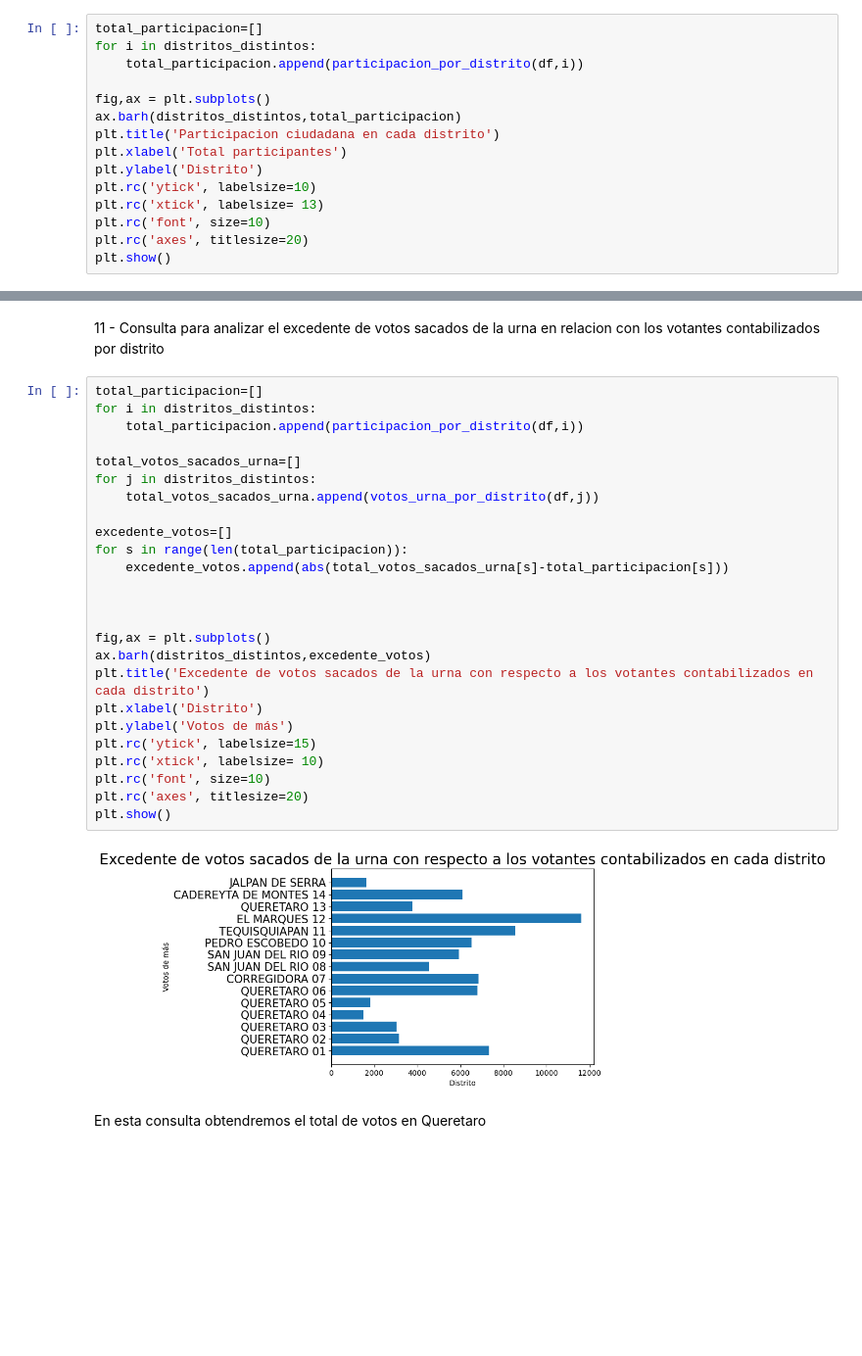
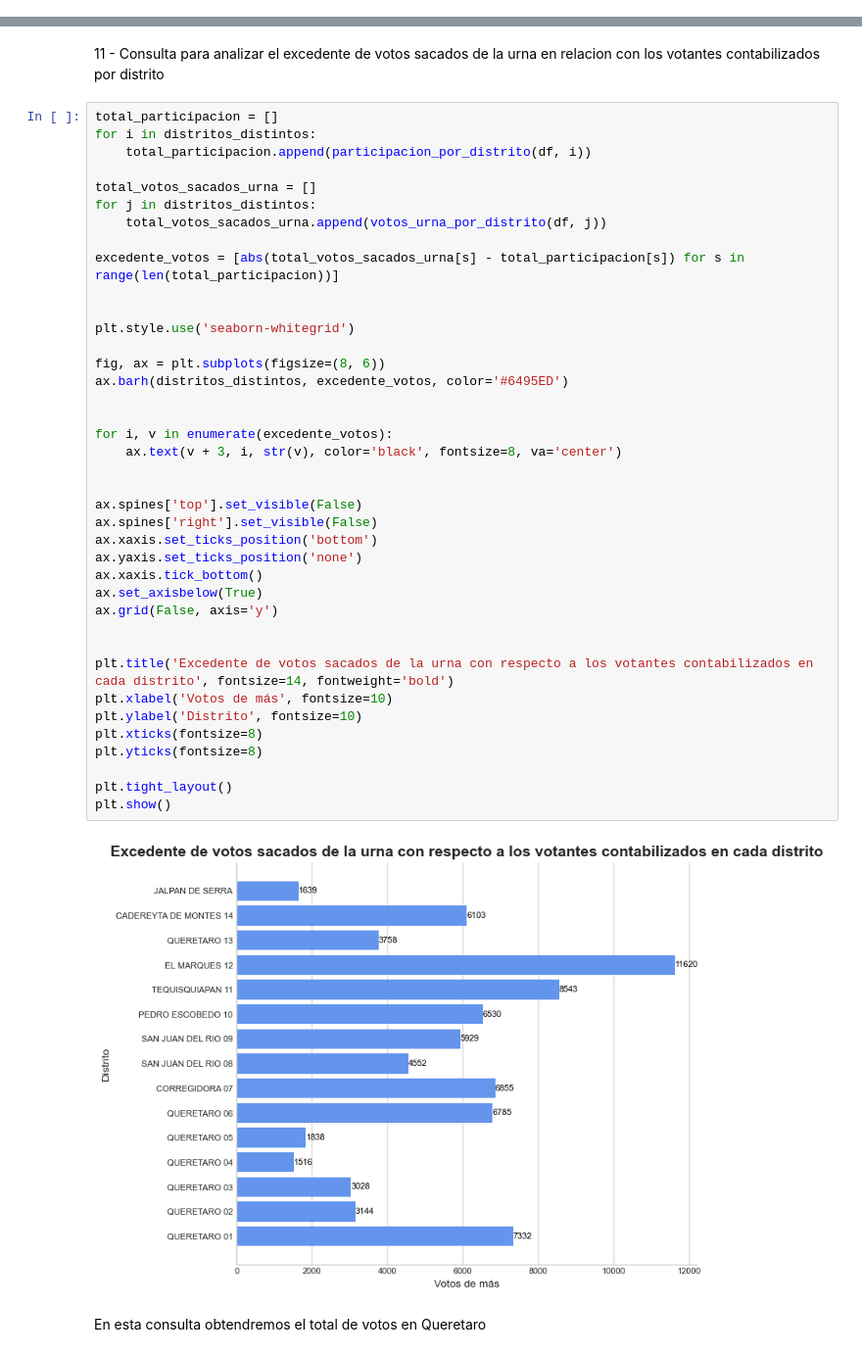
Before and after one commit to Sarahi-Briones/ProyectoMineria, a Jupyter notebook: analisis.ipynb, the cells around one changed output, grey strips where cells are left out. Shown at 98% size. Drawn from its saved outputs; the diff is of its cells as text; blank space fills up the shorter version.

```diff
--- a/analisis.ipynb
+++ b/analisis.ipynb
@@ -330,17 +431,2 @@ plt.show()
 # %% [markdown]
 09 - Consulta para analizar la participación ciudadana por distrito
-# %%
-total_participacion=[]
-for i in distritos_distintos:
-    total_participacion.append(participacion_por_distrito(df,i))
-
-fig,ax = plt.subplots()
-ax.barh(distritos_distintos,total_participacion)
-plt.title('Participacion ciudadana en cada distrito')
-plt.xlabel('Total participantes')
-plt.ylabel('Distrito')
-plt.rc('ytick', labelsize=10)
-plt.rc('xtick', labelsize= 13)
-plt.rc('font', size=10)
-plt.rc('axes', titlesize=20)
-plt.show()
@@ -376,31 +508,45 @@ plt.show()
 # %% [markdown]
 11 - Consulta para analizar el excedente de votos sacados de la urna en relacion con los votantes contabilizados por distrito
 # %%
-total_participacion=[]
+total_participacion = []
 for i in distritos_distintos:
-    total_participacion.append(participacion_por_distrito(df,i))
+    total_participacion.append(participacion_por_distrito(df, i))
 
-total_votos_sacados_urna=[]
+total_votos_sacados_urna = []
 for j in distritos_distintos:
-    total_votos_sacados_urna.append(votos_urna_por_distrito(df,j))
+    total_votos_sacados_urna.append(votos_urna_por_distrito(df, j))
 
-excedente_votos=[]
-for s in range(len(total_participacion)):
-    excedente_votos.append(abs(total_votos_sacados_urna[s]-total_participacion[s]))
+excedente_votos = [abs(total_votos_sacados_urna[s] - total_participacion[s]) for s in range(len(total_participacion))]
 
 
+plt.style.use('seaborn-whitegrid')
 
-fig,ax = plt.subplots()
-ax.barh(distritos_distintos,excedente_votos)
-plt.title('Excedente de votos sacados de la urna con respecto a los votantes contabilizados en cada distrito')
-plt.xlabel('Distrito')
-plt.ylabel('Votos de más')
-plt.rc('ytick', labelsize=15)
-plt.rc('xtick', labelsize= 10)
-plt.rc('font', size=10)
-plt.rc('axes', titlesize=20)
+fig, ax = plt.subplots(figsize=(8, 6))
+ax.barh(distritos_distintos, excedente_votos, color='#6495ED')
+
+
+for i, v in enumerate(excedente_votos):
+    ax.text(v + 3, i, str(v), color='black', fontsize=8, va='center')
+
+
+ax.spines['top'].set_visible(False)
+ax.spines['right'].set_visible(False)
+ax.xaxis.set_ticks_position('bottom')
+ax.yaxis.set_ticks_position('none')
+ax.xaxis.tick_bottom()
+ax.set_axisbelow(True)
+ax.grid(False, axis='y')
+
+
+plt.title('Excedente de votos sacados de la urna con respecto a los votantes contabilizados en cada distrito', fontsize=14, fontweight='bold')
+plt.xlabel('Votos de más', fontsize=10)
+plt.ylabel('Distrito', fontsize=10)
+plt.xticks(fontsize=8)
+plt.yticks(fontsize=8)
+
+plt.tight_layout()
 plt.show()
 # %% [output]
-[figure, old version]
+[figure, new version]
 # %% [markdown]
 En esta consulta obtendremos el total de votos en Queretaro
```
Also changed, not shown: parts of 18 cells of this notebook.
